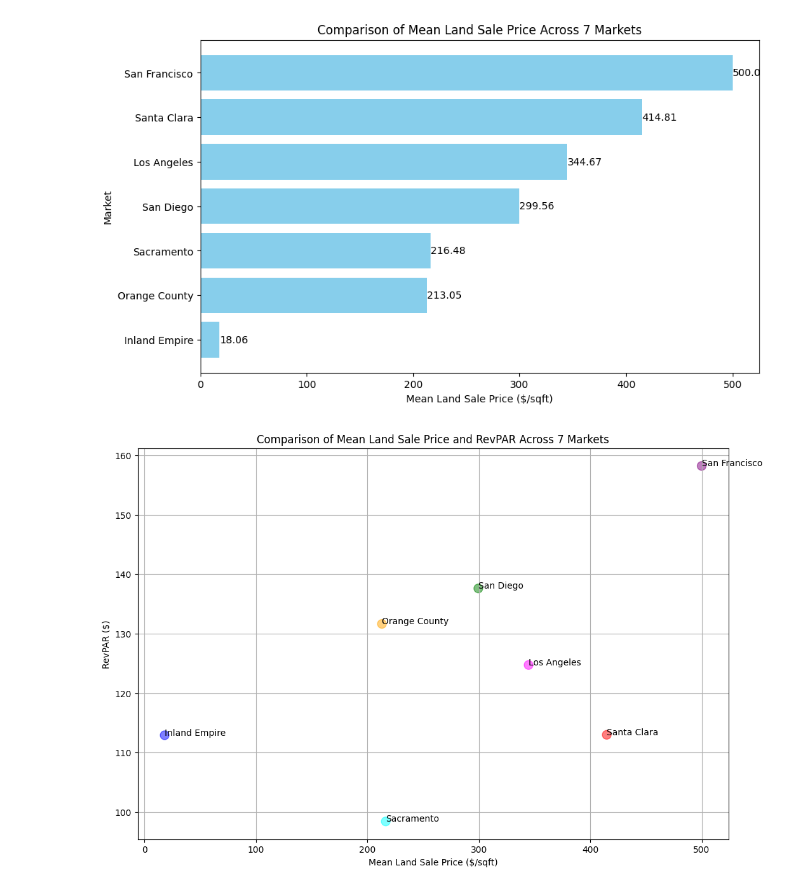
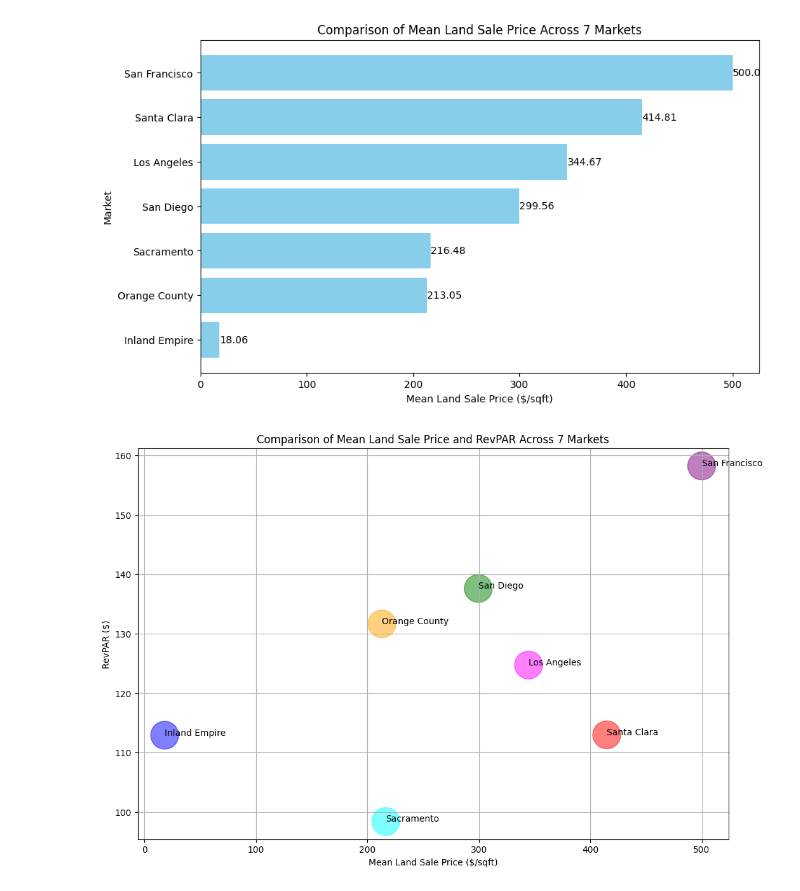
Before and after one commit to shasha920/HotelvsApartmentGrowth, a Jupyter notebook: HuaYang7MarketLandAnalysis.ipynb, the cells around one changed output. Cells and saved outputs as stored; diff of their text form; code cells hidden in the pictures.

```diff
--- a/HuaYang7MarketLandAnalysis.ipynb
+++ b/HuaYang7MarketLandAnalysis.ipynb
@@ -63,16 +63,16 @@ colors = {
 scatter_colors = [colors[market] for market in markets]
 # %%
 plt.figure(figsize=(12, 8))
-scatter = plt.scatter(land_cost, revpar, alpha=0.5, c=scatter_colors, s=100)
+scatter = plt.scatter(land_cost, revpar, alpha=0.5, c=scatter_colors, s=1000)
 
 plt.xlabel('Mean Land Sale Price ($/sqft)')
 plt.ylabel('RevPAR ($)')
 plt.title('Comparison of Mean Land Sale Price and RevPAR Across 7 Markets')
 plt.grid(True)
 
 for i, market in enumerate(markets):
     plt.annotate(market, (land_cost[i], revpar[i]))
 
 plt.show()
 # %% [output]
-[figure, old version]
+[figure, new version]
```
